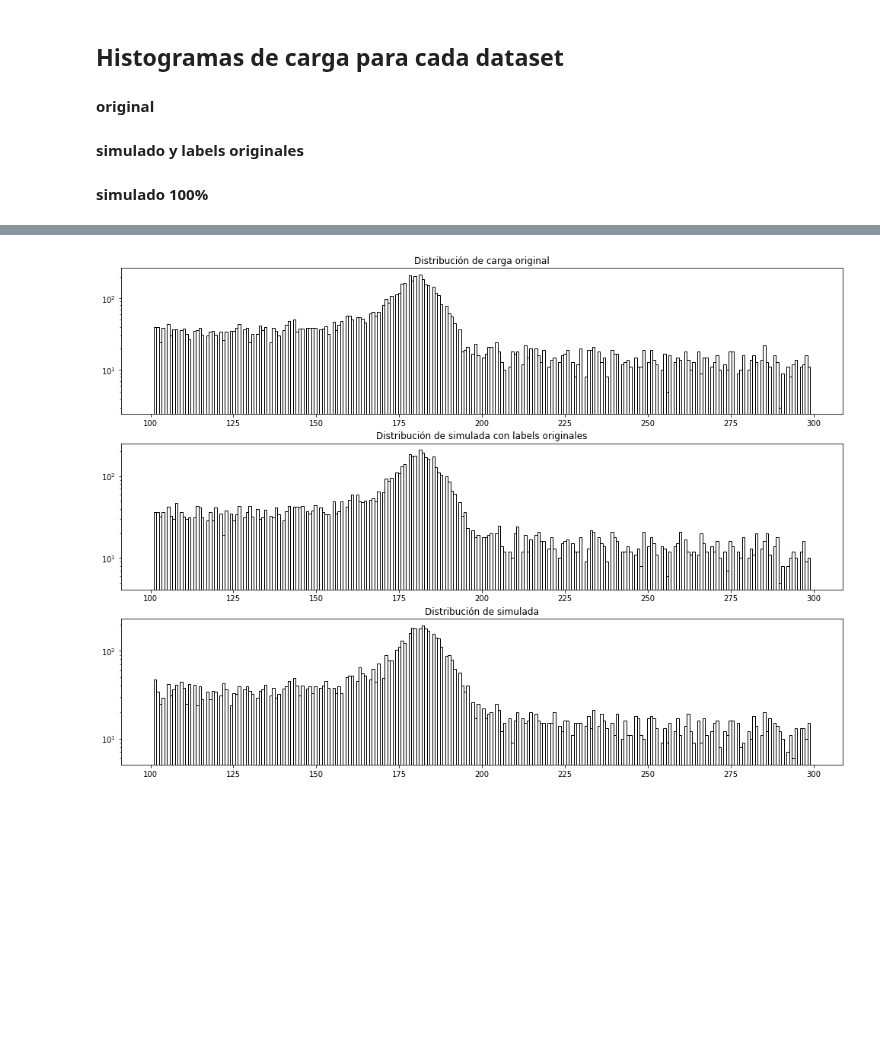
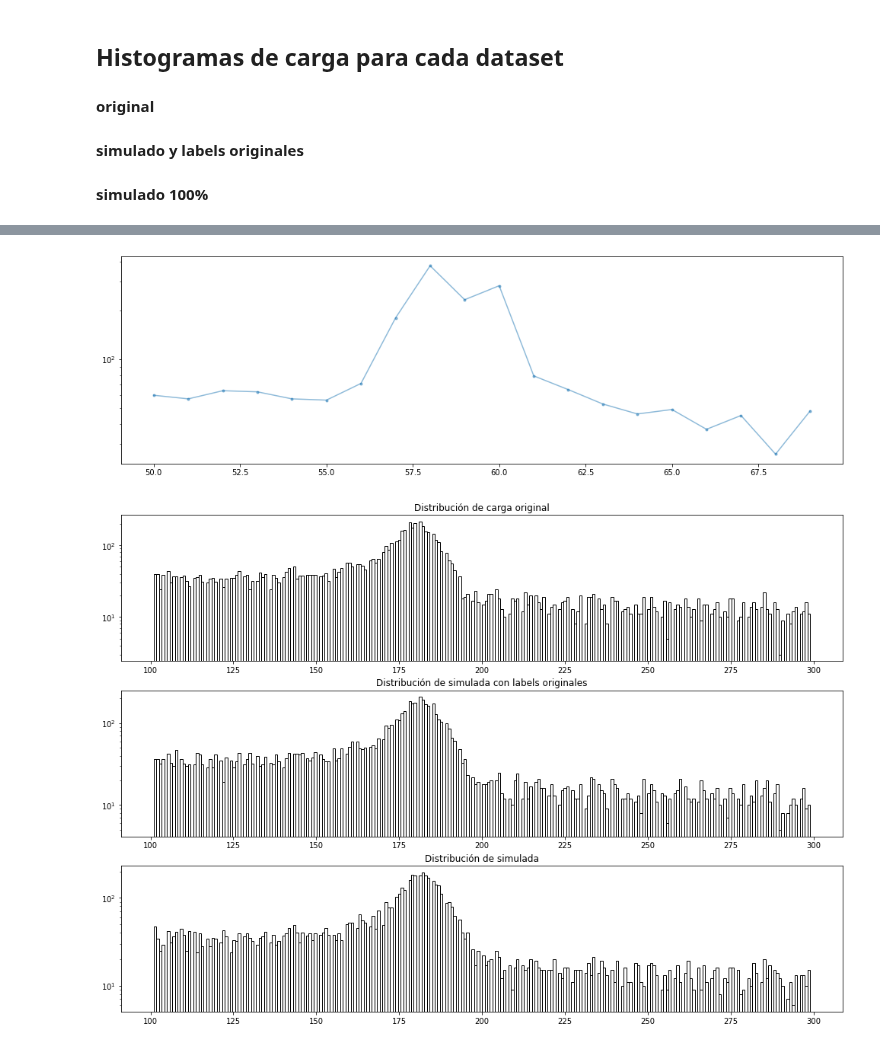
Before and after one commit to Igna11/Tesis-Skipper, a Jupyter notebook: Analisis_Imagenes_clusters.ipynb, the cells around one changed output, grey strips where cells are left out. Drawn from its saved outputs; the diff is of its cells as text; code cells hidden in the pictures; blank space fills up the shorter version.

```diff
--- a/Analisis_Imagenes_clusters.ipynb
+++ b/Analisis_Imagenes_clusters.ipynb
@@ -276,3 +313,10 @@ df_diff_os[(df_diff_os["energia"]>160) & (df_diff_os["energia"]<200)]
+# %%
+j= 20
+plt.figure(figsize=(17,5))
+plt.plot(indices[:j], longitudes[:j], '.-', alpha=.5)
+plt.yscale("log")
+# %% [output]
+[figure, added]
 # %%
 energia_o = df_o[(df_o["energia"]>100) & (df_o["energia"]<300)]["energia"]
 energia_l = df_l[(df_l["energia"]>100) & (df_l["energia"]<300)]["energia"]
```
Also changed, not shown: parts of 9 cells of this notebook, 1 other file.
